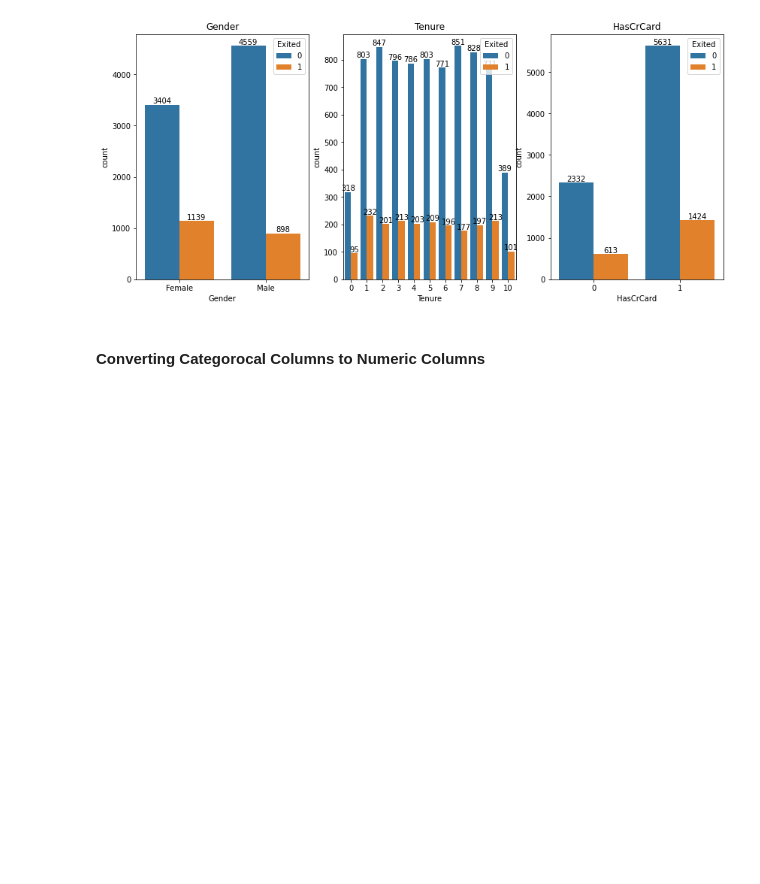
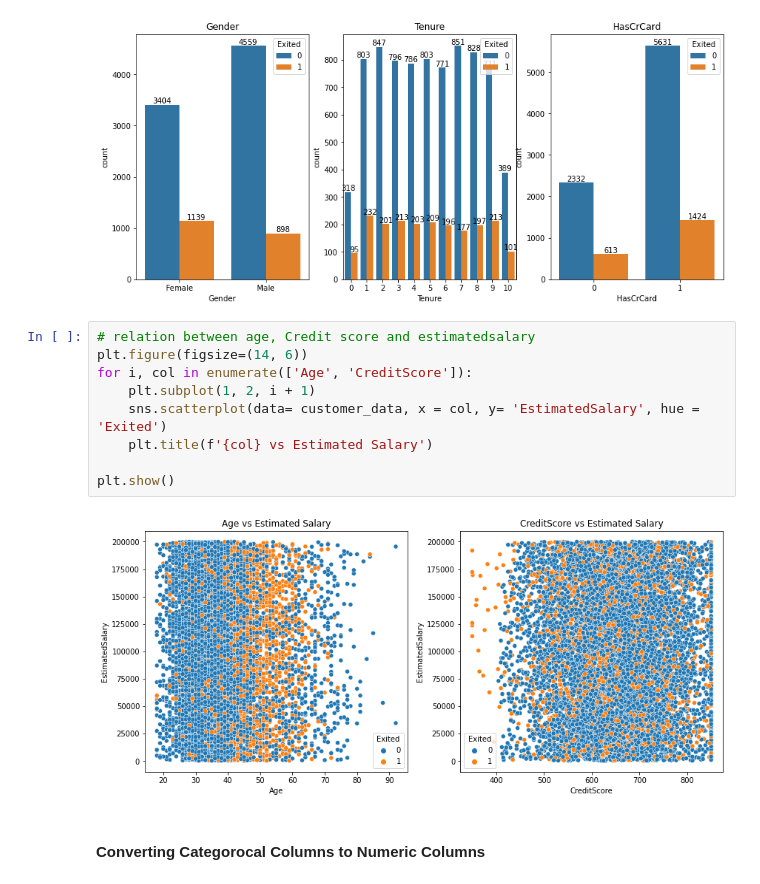
Before and after one commit to Peter5793/Python_coding, a Jupyter notebook: churn_rates/Bank_Churn_rates.ipynb, the cells around one changed output. Saved outputs shown, nothing was run; the diff lists cells and outputs as text; blank space fills up the shorter version.

```diff
--- a/churn_rates/Bank_Churn_rates.ipynb
+++ b/churn_rates/Bank_Churn_rates.ipynb
@@ -105,6 +105,17 @@ for i, col in  enumerate(['Gender', 'Tenure', 'HasCrCard']):
 plt.show()
 # %% [output]
 [figure]
+# %%
+# relation between age, Credit score and estimatedsalary
+plt.figure(figsize=(14, 6))
+for i, col in enumerate(['Age', 'CreditScore']):
+    plt.subplot(1, 2, i + 1)
+    sns.scatterplot(data= customer_data, x = col, y= 'EstimatedSalary', hue = 'Exited')
+    plt.title(f'{col} vs Estimated Salary')
+
+plt.show()
+# %% [output]
+[figure, added]
 # %% [markdown]
 #### Converting Categorocal Columns to Numeric Columns
 # %%
```
Also changed, not shown: 3 other files.
